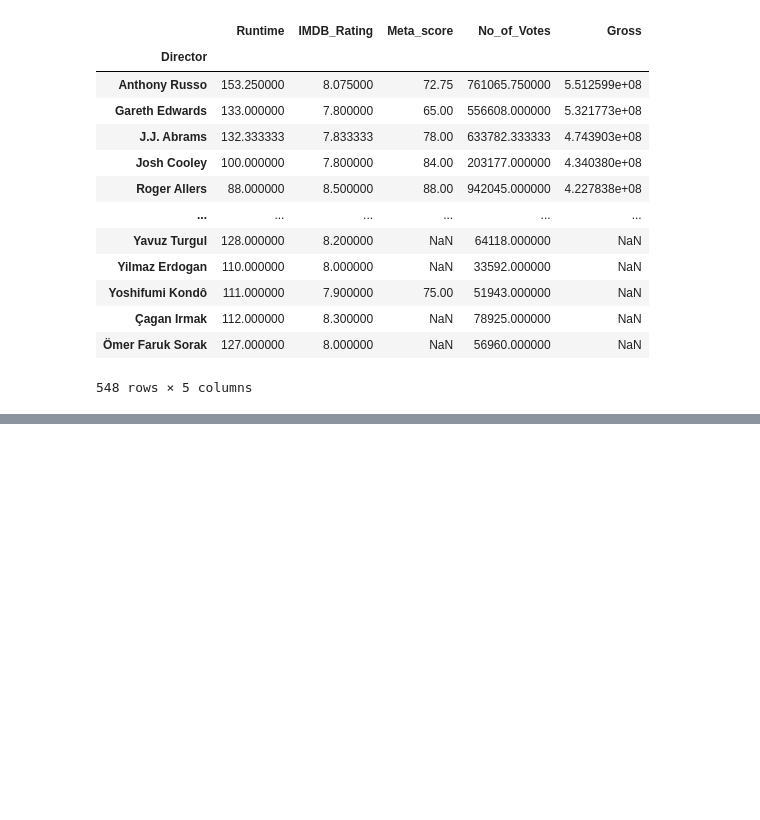
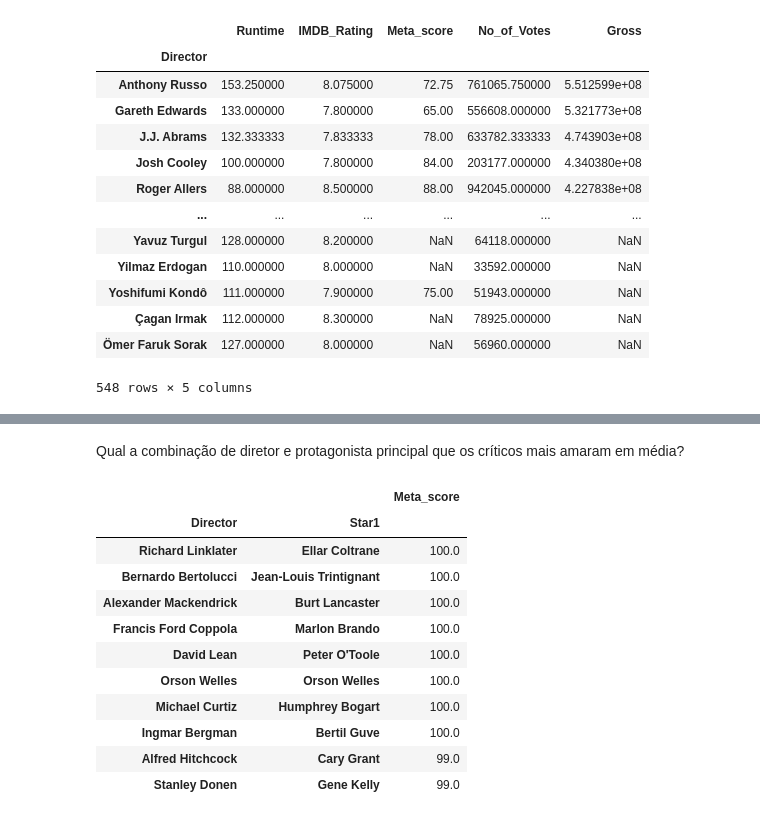
Before and after one commit to Vinicius999/EDA-IMDb-Top1000-Films, a Jupyter notebook: Projeto_TopFilmes.ipynb, the cells around one changed output, grey strips where cells are left out. Cells and saved outputs as stored; diff of their text form; code cells hidden in the pictures; blank space fills up the shorter version.

```diff
--- a/Projeto_TopFilmes.ipynb
+++ b/Projeto_TopFilmes.ipynb
@@ -489,0 +509,17 @@ df_topfilmes.groupby('Director').mean().sort_values('Gross', ascending=False)
+# %% [markdown]
+Qual a combinação de diretor e protagonista principal que os críticos mais amaram em média?
+# %%
+df_topfilmes.groupby(['Director','Star1']).mean().sort_values('Meta_score', ascending=False)[['Meta_score']].head(10)
+# %% [output]
+|  |  | Meta_score |
+| Director | Star1 |  |
+| Richard Linklater | Ellar Coltrane | 100.0 |
+| Bernardo Bertolucci | Jean-Louis Trintignant | 100.0 |
+| Alexander Mackendrick | Burt Lancaster | 100.0 |
+| Francis Ford Coppola | Marlon Brando | 100.0 |
+| David Lean | Peter O'Toole | 100.0 |
+| Orson Welles | Orson Welles | 100.0 |
+| Michael Curtiz | Humphrey Bogart | 100.0 |
+| Ingmar Bergman | Bertil Guve | 100.0 |
+| Alfred Hitchcock | Cary Grant | 99.0 |
+| Stanley Donen | Gene Kelly | 99.0 |
```
Also changed, not shown: parts of 15 cells of this notebook, 3 other files.
